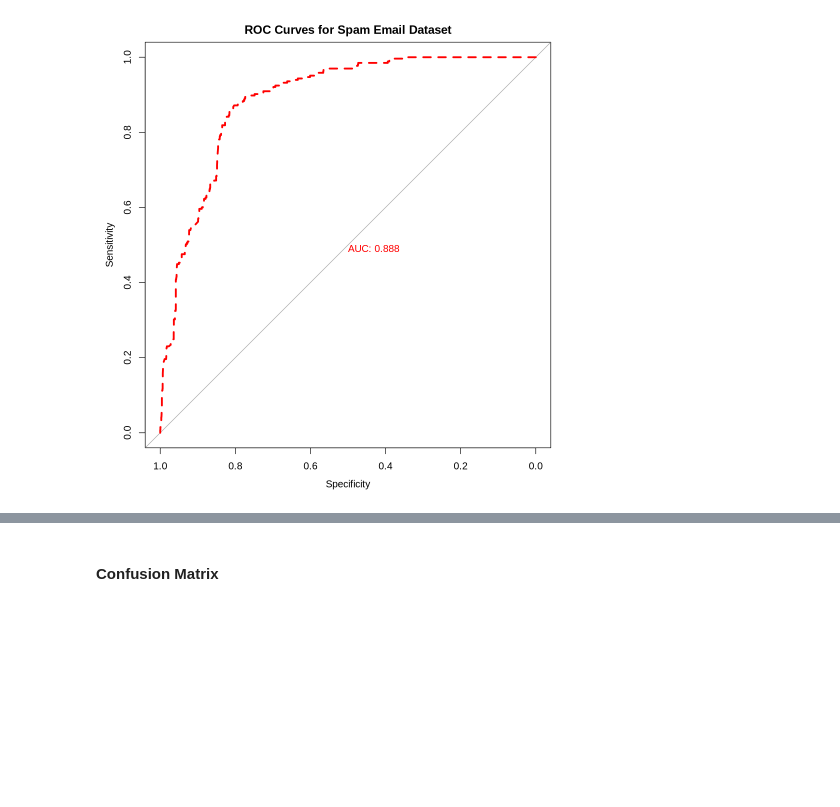
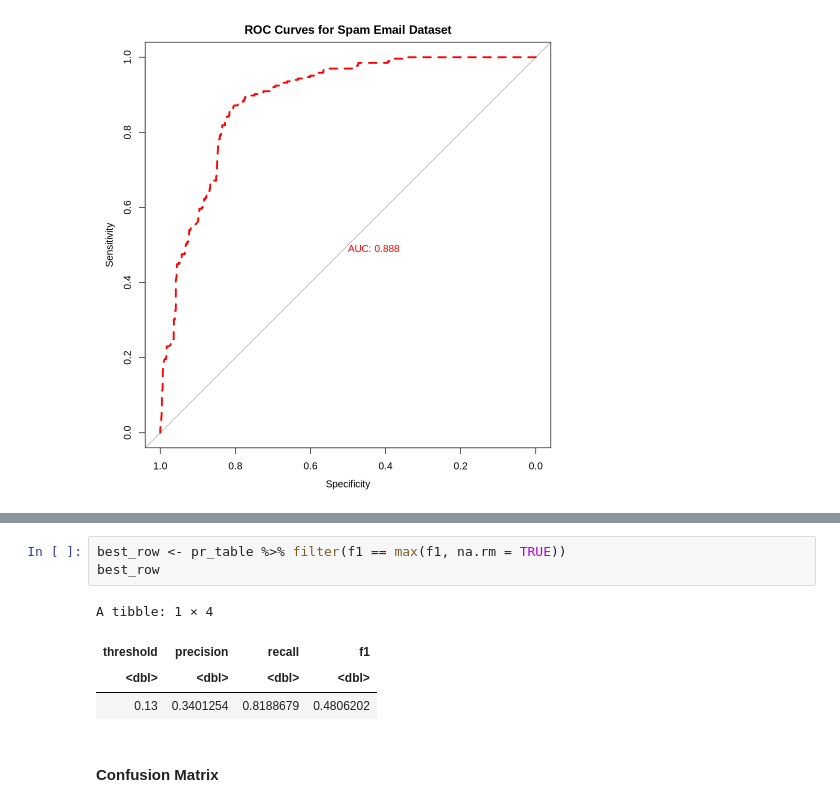
Before and after one commit to yukihuang7777/STAT301_final_project, a Jupyter notebook: Final Project.ipynb, the cells around one changed output, grey strips where cells are left out. Drawn from its saved outputs; the diff is of its cells as text; blank space fills up the shorter version.

```diff
--- a/Final Project.ipynb
+++ b/Final Project.ipynb
@@ -298,3 +353,11 @@ Setting direction: controls < cases
+# %%
+best_row <- pr_table %>% filter(f1 == max(f1, na.rm = TRUE))
+best_row
+# %% [output]
+A tibble: 1 × 4
+| threshold | precision | recall | f1 |
+| <dbl> | <dbl> | <dbl> | <dbl> |
+| 0.13 | 0.3401254 | 0.8188679 | 0.4806202 |
 # %% [markdown]
 #### Confusion Matrix
 # %% [markdown]
```
Also changed, not shown: parts of 5 cells of this notebook.
